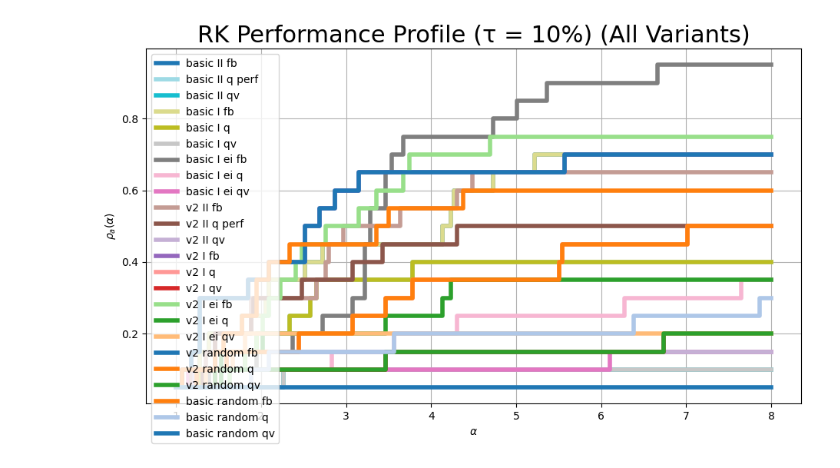
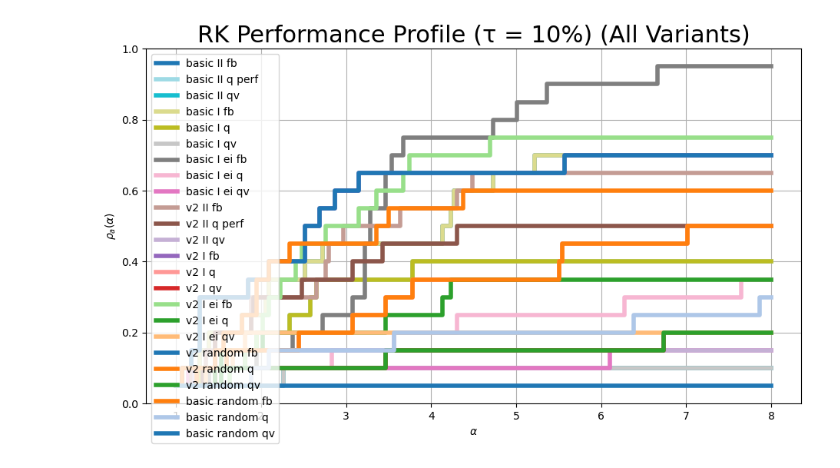
Before and after one commit to Drerrech/462_MBD, a Jupyter notebook: project/rungeKutta.ipynb, the cells around one changed output. Saved outputs shown, nothing was run; the diff lists cells and outputs as text; code cells hidden in the pictures.

```diff
--- a/project/rungeKutta.ipynb
+++ b/project/rungeKutta.ipynb
@@ -129,31 +129,32 @@ plt.plot(rk_v2_I_fb_perf, drawstyle='steps-post', label="v2 I fb",linewidth=lw,c
 plt.plot(rk_v2_I_q_perf, drawstyle='steps-post', label="v2 I q",linewidth=lw,color = colors[7])
 plt.plot(rk_v2_I_qv_perf,drawstyle='steps-post', label="v2 I qv",linewidth=lw,color = colors[6])
 
 plt.plot(rk_v2_I_ei_fb_perf, drawstyle='steps-post', label="v2 I ei fb",linewidth=lw,color = colors[5])
 plt.plot(rk_v2_I_ei_q_perf, drawstyle='steps-post', label="v2 I ei q",linewidth=lw,color = colors[4])
 plt.plot(rk_v2_I_ei_qv_perf,drawstyle='steps-post', label="v2 I ei qv",linewidth=lw,color = colors[3])
 
 plt.plot(rk_v2_I_fb_perf,drawstyle='steps-post',label="v2 random fb",linewidth=lw)
 plt.plot(rk_v2_I_q_perf, drawstyle='steps-post', label="v2 random q",linewidth=lw)
 plt.plot(rk_v2_I_qv_perf, drawstyle='steps-post',label="v2 random qv",linewidth=lw)
 
 plt.plot(rk_basic_I_fb_perf,drawstyle='steps-post',label="basic random fb",linewidth=lw,color = colors[2])
 plt.plot(rk_basic_I_q_perf, drawstyle='steps-post', label="basic random q",linewidth=lw,color = colors[1])
 plt.plot(rk_basic_I_qv_perf, drawstyle='steps-post',label="basic random qv",linewidth=lw,color = colors[0])
 
 
 
 
 
 
 
 plt.legend()
 
 linewidth=3
 plt.xlabel(r'$\alpha$')
 plt.ylabel(r'$\rho_a(\alpha)$')
+plt.ylim(0, 1)
 plt.title('RK Performance Profile (τ = 10%) (All Variants)', fontsize=22)
 plt.grid(True)
 plt.show()
 # %% [output]
-[figure, old version]
+[figure, new version]
```
Also changed, not shown: 3 other files.
